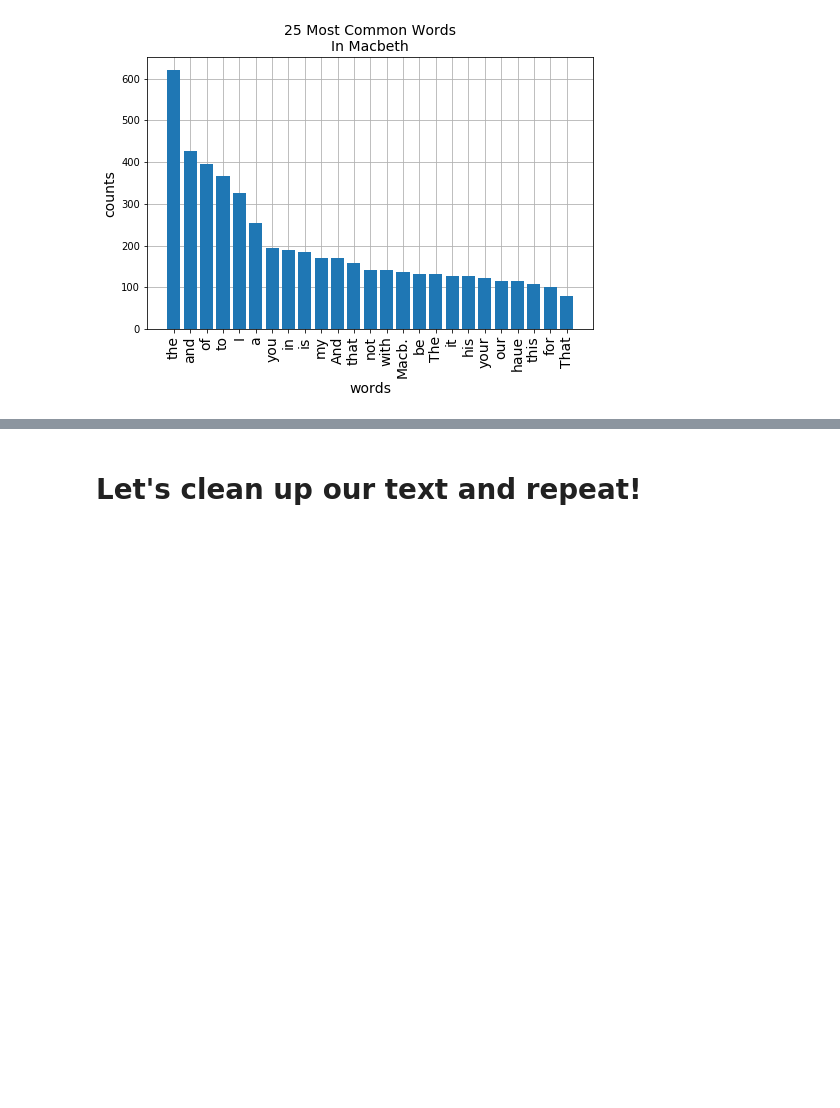
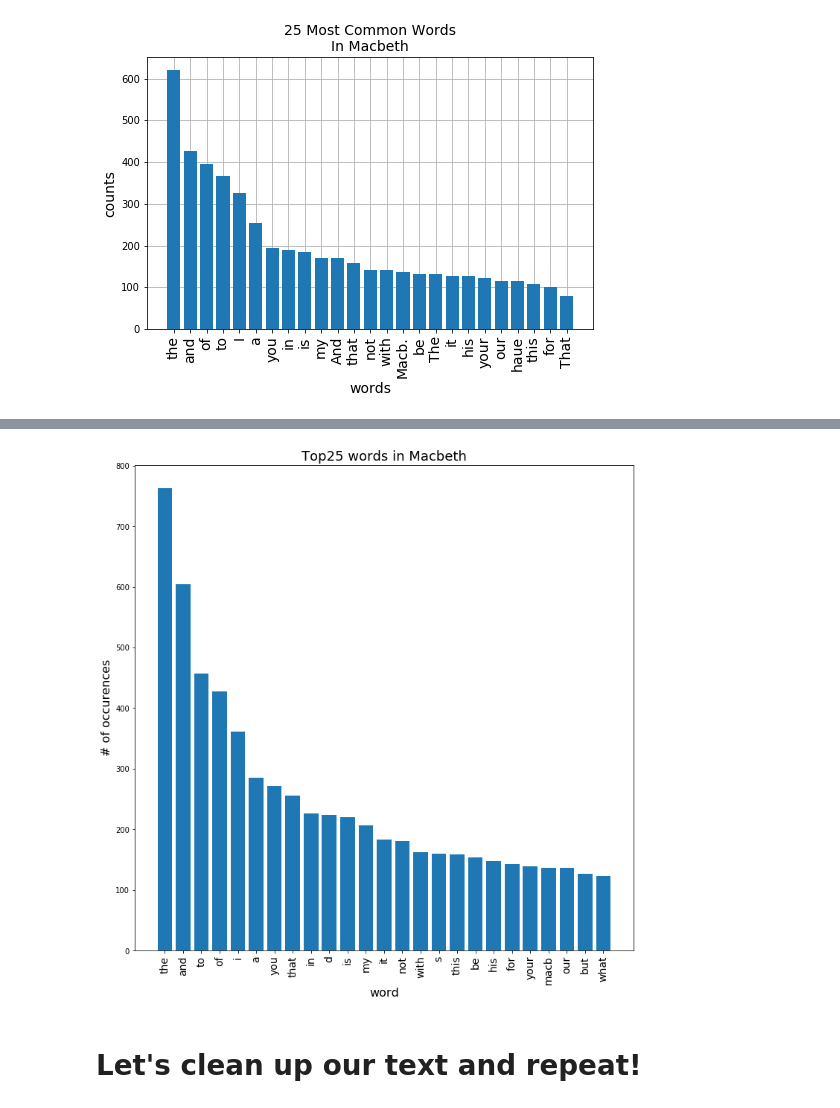
Before and after one commit to poariston/dsc-analyzing-macbeth-project-v2-1-online-ds-ft-120919, a Jupyter notebook: index.ipynb, the cells around one changed output, grey strips where cells are left out. Drawn from its saved outputs; the diff is of its cells as text; code cells hidden in the pictures; blank space fills up the shorter version.

```diff
--- a/index.ipynb
+++ b/index.ipynb
@@ -117,0 +135,19 @@ plt.show()
+# %%
+# my code
+# clean up + split text into words
+#        \n is return
+#        \t is tab
+
+def cleaner(text , punctuation = ".,':?!*$%^&\()@#<>"):
+    text = text.strip("\n").strip("\t")
+    text = text.replace("\n", " ")
+    text = text.replace("\r", " ")
+    for punc in punctuation:
+        text=text.replace(punc," ")
+    text=text.lower()
+    return text
+
+clean = cleaner(macbeth)
+
+#macbeth[100000:100300]
+clean[0:300]
@@ -117,0 +156,66 @@ plt.show()
+# %%
+# my code
+
+import numpy as np
+import matplotlib.pyplot as plt
+%matplotlib inline
+
+# clean up + split text into words
+#        \n is return
+#        \t is tab
+def cleaner(text , punctuation = ".,':?!*$%^&\()@#<>"):
+    text = text.strip("\n").strip("\t")
+    text = text.replace("\n", " ")
+    text = text.replace("\r", " ")
+    for punc in punctuation:
+        text=text.replace(punc," ")
+    text=text.lower()
+    return text
+
+clean = cleaner(macbeth)
+
+# Split the transcript into words
+macbeth_words = clean.split()
+
+word_counts={}
+for word in macbeth_words:
+    word_counts[word]=word_counts.get(word,0)+1
+#word_counts.get(word,0) is either 0 or word_counts[word] (if word is in dictionary word_counts)
+
+print(list(word_counts.items())[:10])
+
+# Turn my dictionary into a list of tuples
+word_count_tuples = []
+for k,v in word_counts.items():
+    count_tuple=(k,v)
+    word_count_tuples.append(count_tuple)
+
+print(word_count_tuples[:10])
+t= word_count_tuples[11]
+print (type(word_count_tuples))
+print(t)
+print(t[0])
+print(t[1])
+
+# Sort words by counts in descending order
+sorted_word_count_tuples = sorted(word_count_tuples, key = lambda x : x[1] , reverse = True)
+
+top25=sorted_word_count_tuples[:25]
+
+print(top25)
+print(top25[0][0])
+print(top25[0][1])
+
+# Create Bar Graph
+#X = [item[0] for item in top25]
+#Y = [item[1] for item in top25]
+#plt.bar(X,Y)
+
+plt.figure(figsize=(12,12))
+plt.bar(dict(top25).keys(),dict(top25).values())
+plt.ylabel('# of occurences',fontsize=16)
+plt.xlabel('word',fontsize=16)
+plt.title('Top25 words in Macbeth',fontsize=18)
+plt.xticks(rotation=90,fontsize=14)
+plt.show()
+# %% [output]
@@ -118,3 +231,4 @@ plt.show()
+[figure, added]
 # %% [markdown]
 # Let's clean up our text and repeat!
 # %%
```
Also changed, not shown: parts of 7 cells of this notebook.
